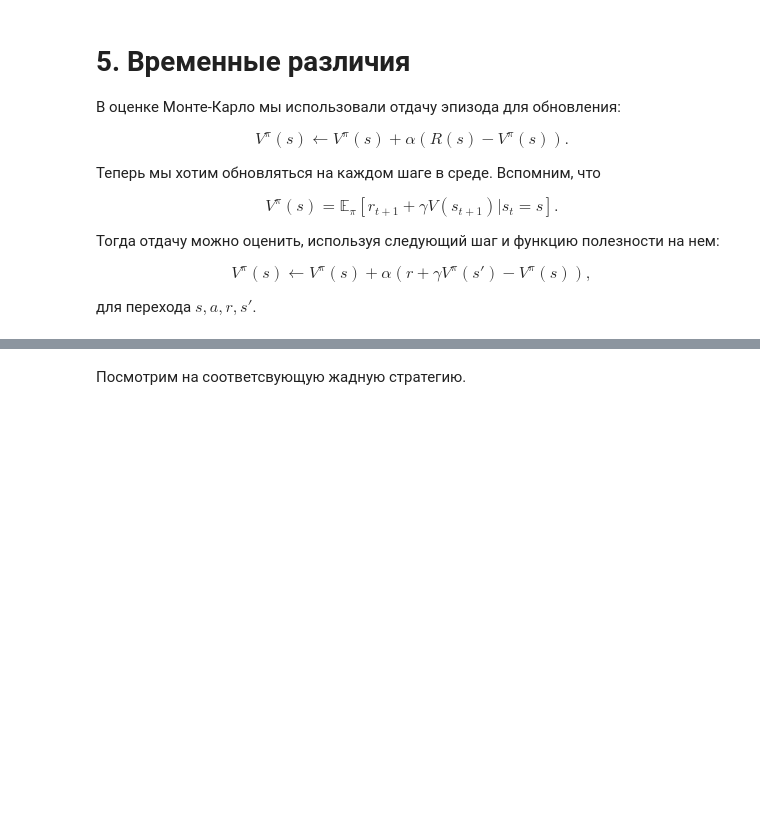
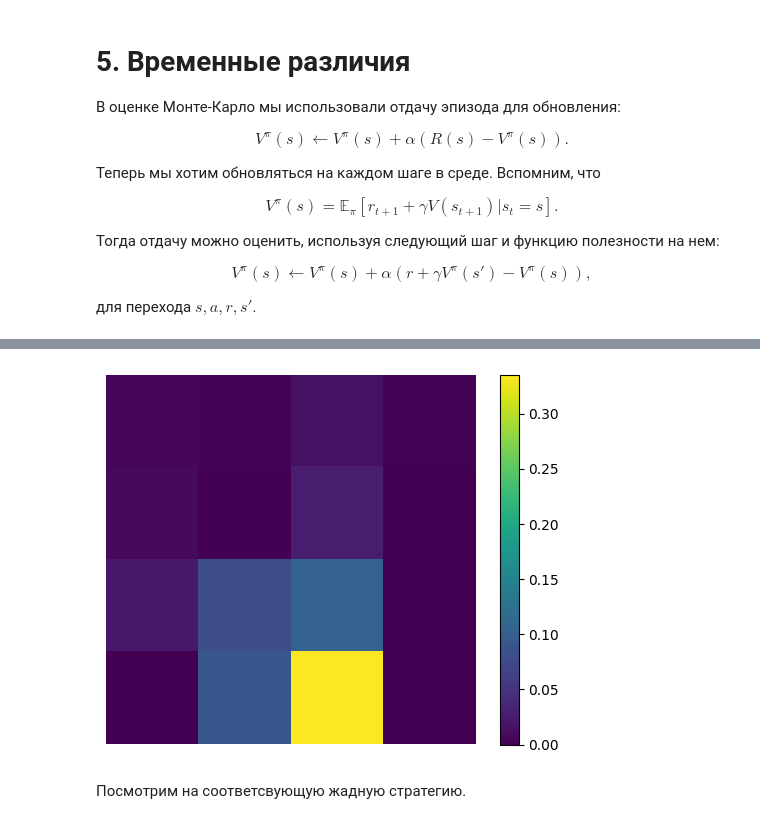
Before and after one commit to iptkachev/SB-RL-2025, a Jupyter notebook: seminars/02_Dynamic_Prog_MC_TD.ipynb, the cells around one changed output, grey strips where cells are left out. Drawn from its saved outputs; the diff is of its cells as text; code cells hidden in the pictures; blank space fills up the shorter version.

```diff
--- a/seminars/02_Dynamic_Prog_MC_TD.ipynb
+++ b/seminars/02_Dynamic_Prog_MC_TD.ipynb
@@ -924,7 +933,7 @@ def tem_dif_value(trajs, state_values, gamma, lr):
             V_s = state_values[s]
             V_n_s = state_values[n_s]
             ####### Здесь ваш код ########
-
+            V_s = V_s + lr * (r + gamma * V_n_s - V_s)
             ##############################
             state_values[s] = V_s
 
@@ -943,16 +952,18 @@ def collect_trajectory_sars(env, policy, time_limit=100):
             break
     return sars
 # %%
-trajs = [collect_trajectory_sars(env, policy) for _ in range(100)]
+trajs = [collect_trajectory_sars(env, policy) for _ in range(1000)]
 tem_dif_value(trajs, state_values, gamma, lr=0.1)
 field = np.zeros((4, 4))
 for s, v in state_values.items():
     field[s] = v
 plt.axis('off')
 plt.imshow(field)
 plt.colorbar()
 plt.show()
 plt.close()
+# %% [output]
+[figure, added]
 # %% [markdown]
 Посмотрим на соответсвующую жадную стратегию.
 # %%
```
Also changed, not shown: parts of 7 cells of this notebook.
